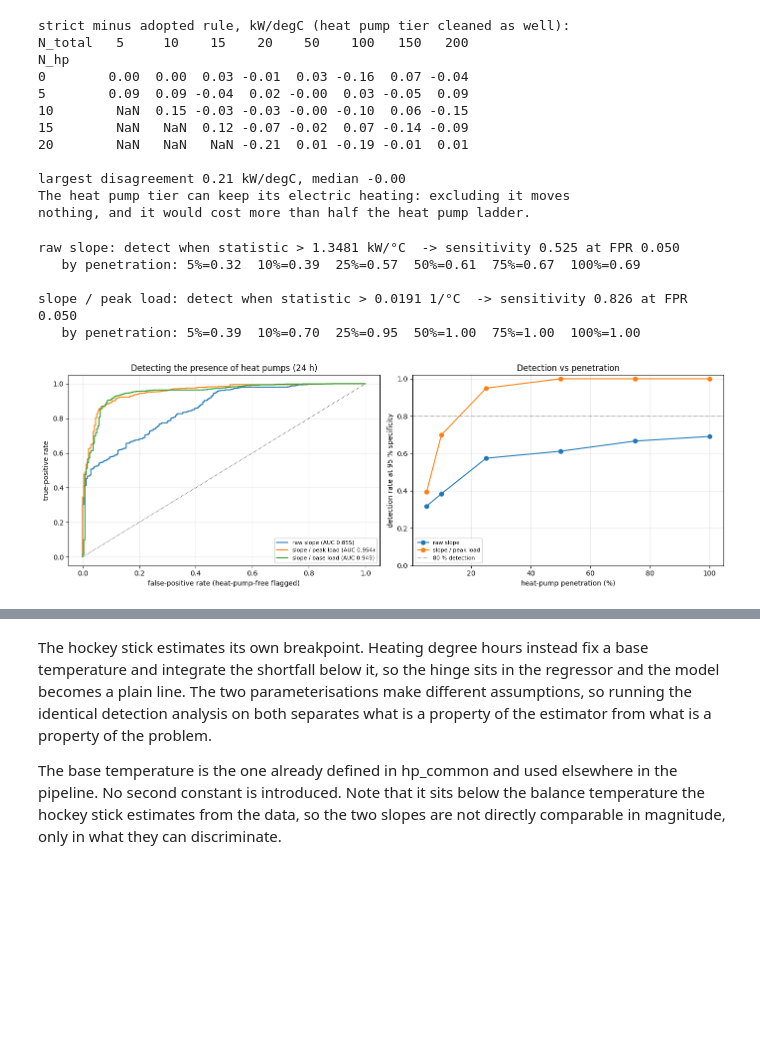
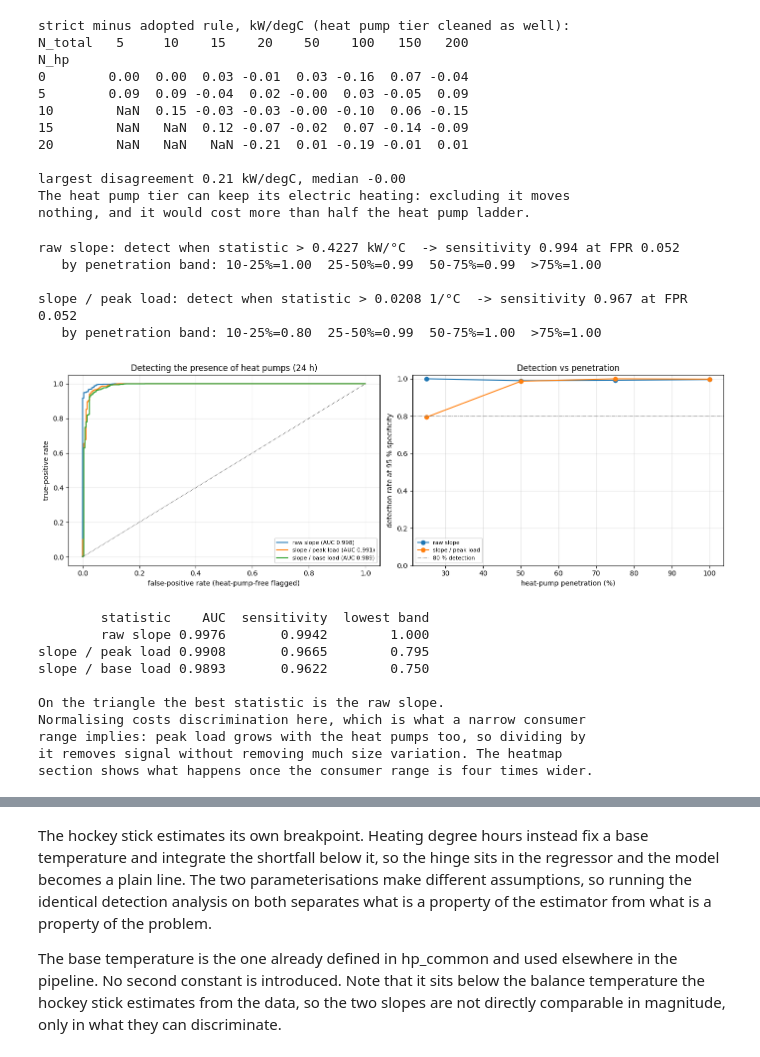
Before and after one commit to agouveia-kul/hp-sensitivity-paper, a Jupyter notebook: HeatPump_Hypotheses.ipynb, the cells around one changed output, grey strips where cells are left out. Cells and saved outputs as stored; diff of their text form; code cells hidden in the pictures; blank space fills up the shorter version.

```diff
--- a/HeatPump_Hypotheses.ipynb
+++ b/HeatPump_Hypotheses.ipynb
@@ -290,14 +300,14 @@ slope_per_base 0.9490  0.9326  0.9649     0.0452  0.0350  0.0582       0.7396
 # %%
-# The wide design cannot separate the two counts, because a penetration grid ties
-# N_hp to N_total. The extended triangular design can: the columns beyond 50
-# consumers carry the same absolute heat pump ladder, so along a row nothing
-# changes except how many consumers surround a fixed number of heat pumps.
-piv_tri = d24_tri.pivot_table(index='N_hp', columns='N_total', values='slope',
+# A penetration grid could not separate the two counts, because a fixed ratio ties
+# N_hp to N_total. This one can: the columns beyond 50 consumers carry the same
+# absolute heat pump ladder, so along a row nothing changes except how many
+# consumers surround a fixed number of heat pumps.
+piv_tri = d24_ext.pivot_table(index='N_hp', columns='N_total', values='slope',
                               aggfunc='median')
 n_max = int(piv_tri.columns.max())
 hp_max = int(piv_tri.index.max())
-print('Median Load slope (kW/degC) at 24 h, triangular design with the')
-print('rectangular extension - rows = heat pumps, columns = consumers:')
+print('Median Load slope (kW/degC) at 24 h, rows = heat pumps, columns =')
+print('consumers. This is the only table that uses the extension columns:')
 print(piv_tri.round(2).to_string())
 print()
 
@@ -391,44 +401,82 @@ largest disagreement 0.21 kW/degC, median -0.00
 The heat pump tier can keep its electric heating: excluding it moves
 nothing, and it would cost more than half the heat pump ladder.
 # %%
+# Penetration is an outcome of the cell here, not a factor, so it stays partly
+# entangled with size: within the triangle the lowest band is 5 heat pumps in
+# 50 consumers, the highest is a substation where everyone has one. Whether that
+# leaves the raw-slope profile monotonic is checked below rather than asserted.
 det_raw = ha.detection_threshold(load_fits, 'slope')
 det_norm = ha.detection_threshold(load_fits, 'slope_per_peak')
 
 for name, det, unit in [('raw slope', det_raw, ' kW/°C'),
                         ('slope / peak load', det_norm, ' 1/°C')]:
     print(f'{name}: detect when statistic > {det["threshold"]:.4f}{unit}'
           f'  -> sensitivity {det["sensitivity"]:.3f} at FPR {det["observed_fpr"]:.3f}')
-    print('   by penetration: ' +
-          '  '.join(f'{k:.0%}={v:.2f}' for k, v in det['by_hp_ratio'].items()))
+    _p = det['by_penetration']
+    print('   by penetration band: ' +
+          '  '.join(f'{b}={r.rate:.2f}' for b, r in _p.iterrows()
+                    if r.n))
     print()
 
 fig, axs = plt.subplots(1, 2, figsize=(14, 4.8))
 for stat, lab in [('slope', 'raw slope'), ('slope_per_peak', 'slope / peak load'),
                   ('slope_per_base', 'slope / base load')]:
     curve, auc = ha.roc(load_fits, stat)
     axs[0].plot(curve.fpr, curve.tpr, label=f'{lab} (AUC {auc:.3f})')
 axs[0].plot([0, 1], [0, 1], 'k:', lw=.8)
 axs[0].set_xlabel('false-positive rate (heat-pump-free flagged)')
 axs[0].set_ylabel('true-positive rate')
 axs[0].set_title('Detecting the presence of heat pumps (24 h)')
 axs[0].grid(alpha=.3); axs[0].legend(fontsize=8)
 
 for det, lab in [(det_raw, 'raw slope'), (det_norm, 'slope / peak load')]:
-    s = det['by_hp_ratio']
-    axs[1].plot(s.index * 100, s.values, 'o-', label=lab)
+    s = det['by_penetration'].dropna(subset=['rate'])
+    axs[1].plot(s.x * 100, s.rate, 'o-', label=lab)
 axs[1].axhline(.8, color='grey', ls='-.', lw=.8, label='80 % detection')
 axs[1].set_xlabel('heat-pump penetration (%)')
 axs[1].set_ylabel('detection rate at 95 % specificity')
 axs[1].set_title('Detection vs penetration')
 axs[1].set_ylim(0, 1.02); axs[1].grid(alpha=.3); axs[1].legend(fontsize=8)
 fig.tight_layout(); plt.show()
+
+# Which statistic actually wins on this design?
+_cmp = []
+for st, nm in [('slope', 'raw slope'), ('slope_per_peak', 'slope / peak load'),
+               ('slope_per_base', 'slope / base load')]:
+    _d = ha.detection_threshold(load_fits, st, '24 h')
+    _, _a = ha.roc(load_fits, st, '24 h')
+    _lo = _d['by_penetration'].dropna(subset=['rate']).rate.iloc[0]
+    _cmp.append({'statistic': nm, 'AUC': _a, 'sensitivity': _d['sensitivity'],
+                 'lowest band': _lo})
+_cmp = pd.DataFrame(_cmp).sort_values('AUC', ascending=False)
+print(_cmp.round(4).to_string(index=False))
+print()
+_best = _cmp.iloc[0].statistic
+print(f'On the triangle the best statistic is the {_best}.')
+if _best == 'raw slope':
+    print('Normalising costs discrimination here, which is what a narrow consumer')
+    print('range implies: peak load grows with the heat pumps too, so dividing by')
+    print('it removes signal without removing much size variation. The heatmap')
+    print('section shows what happens once the consumer range is four times wider.')
+else:
+    print('Normalising pays even over this consumer range.')
 # %% [output]
-raw slope: detect when statistic > 1.3481 kW/°C  -> sensitivity 0.525 at FPR 0.050
-   by penetration: 5%=0.32  10%=0.39  25%=0.57  50%=0.61  75%=0.67  100%=0.69
+raw slope: detect when statistic > 0.4227 kW/°C  -> sensitivity 0.994 at FPR 0.052
+   by penetration band: 10-25%=1.00  25-50%=0.99  50-75%=0.99  >75%=1.00
 
-slope / peak load: detect when statistic > 0.0191 1/°C  -> sensitivity 0.826 at FPR 0.050
-   by penetration: 5%=0.39  10%=0.70  25%=0.95  50%=1.00  75%=1.00  100%=1.00
+slope / peak load: detect when statistic > 0.0208 1/°C  -> sensitivity 0.967 at FPR 0.052
+   by penetration band: 10-25%=0.80  25-50%=0.99  50-75%=1.00  >75%=1.00
-[figure, old version]
+[figure, new version]
+        statistic    AUC  sensitivity  lowest band
+        raw slope 0.9976       0.9942        1.000
+slope / peak load 0.9908       0.9665        0.795
+slope / base load 0.9893       0.9622        0.750
+
+On the triangle the best statistic is the raw slope.
+Normalising costs discrimination here, which is what a narrow consumer
+range implies: peak load grows with the heat pumps too, so dividing by
+it removes signal without removing much size variation. The heatmap
+section shows what happens once the consumer range is four times wider.
 # %%
 # Sensitivity inherits the threshold's uncertainty, which is why its interval
 # is so much wider than the AUC interval.
```
Also changed, not shown: parts of 30 cells of this notebook, 16 other files.
